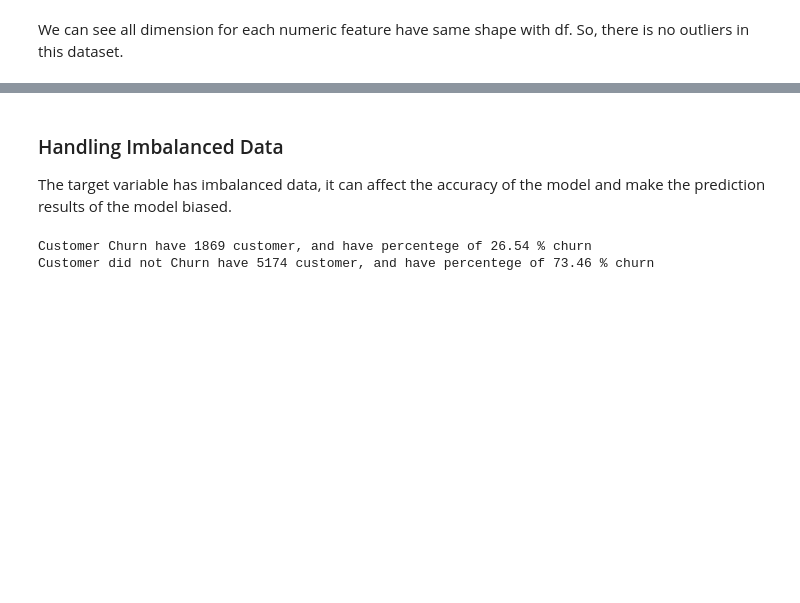
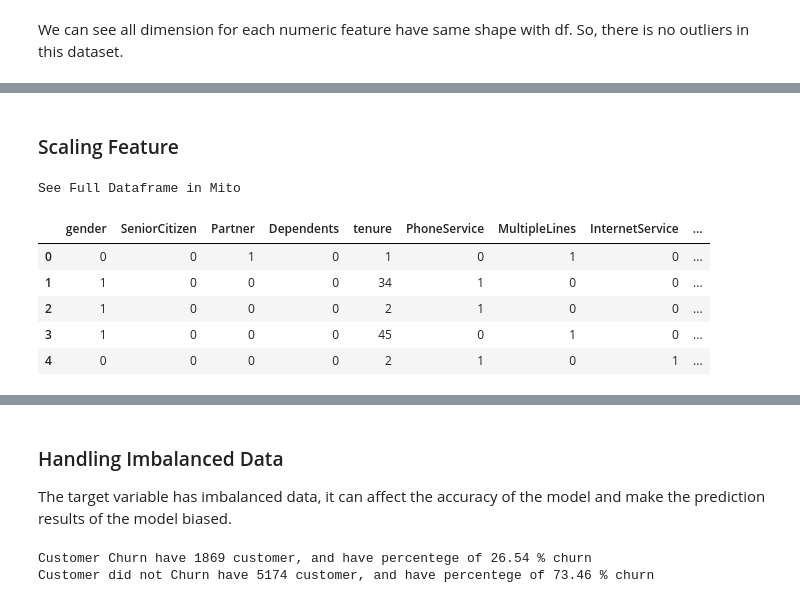
Before and after one commit to AgungYogaSetiawan/Predict-Churn-Customer, a Jupyter notebook: Predict Customer Churn.ipynb, the cells around one changed output, grey strips where cells are left out. Drawn from its saved outputs; the diff is of its cells as text; code cells hidden in the pictures; blank space fills up the shorter version.

```diff
--- a/Predict Customer Churn.ipynb
+++ b/Predict Customer Churn.ipynb
@@ -422,0 +435,4 @@ We can see all dimension for each numeric feature have same shape with df. So, t
+# %%
+log = ['MonthlyCharges','TotalCharges']
+for feature in log:
+    df[feature] = np.log(df[feature])
@@ -422,0 +449,21 @@ We can see all dimension for each numeric feature have same shape with df. So, t
+# %% [markdown]
+### Scaling Feature
+# %%
+X = df.drop(['customerID','Churn'], axis=1)
+y = df['Churn']
+
+# label encoder
+from sklearn.preprocessing import LabelEncoder
+
+enc = LabelEncoder()
+X.loc[:, ['gender','Partner','Dependents','PhoneService','MultipleLines','InternetService','OnlineSecurity','OnlineBackup','DeviceProtection','TechSupport','StreamingTV','StreamingMovies','Contract','PaperlessBilling','PaymentMethod']] = \
+X.loc[:, ['gender','Partner','Dependents','PhoneService','MultipleLines','InternetService','OnlineSecurity','OnlineBackup','DeviceProtection','TechSupport','StreamingTV','StreamingMovies','Contract','PaperlessBilling','PaymentMethod']].apply(enc.fit_transform)
+X.head()
+# %% [output]
+See Full Dataframe in Mito
+|  | gender | SeniorCitizen | Partner | Dependents | tenure | PhoneService | MultipleLines | InternetService | ... |
+| 0 | 0 | 0 | 1 | 0 | 1 | 0 | 1 | 0 | ... |
+| 1 | 1 | 0 | 0 | 0 | 34 | 1 | 0 | 0 | ... |
+| 2 | 1 | 0 | 0 | 0 | 2 | 1 | 0 | 0 | ... |
+| 3 | 1 | 0 | 0 | 0 | 45 | 0 | 1 | 0 | ... |
+| 4 | 0 | 0 | 0 | 0 | 2 | 1 | 0 | 1 | ... |
```
Also changed, not shown: parts of 23 cells of this notebook.
